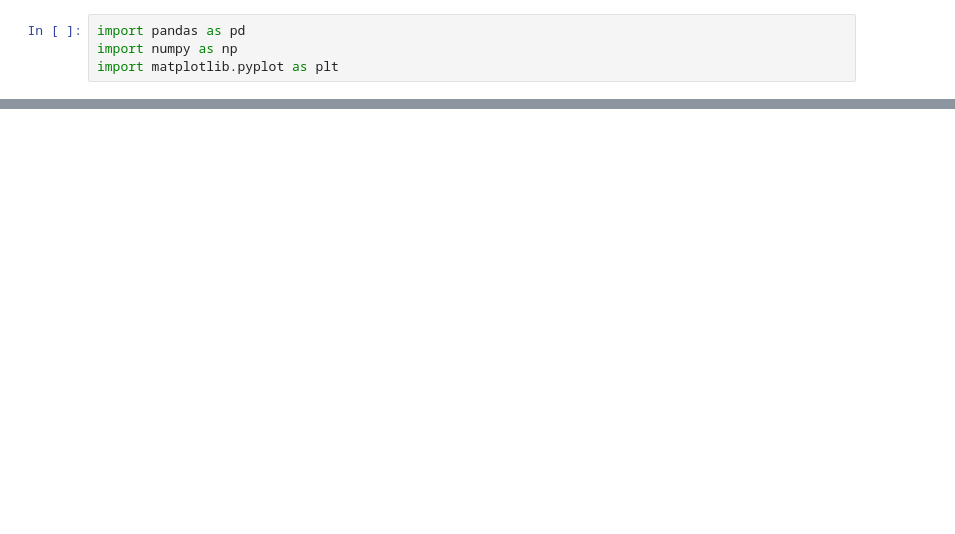
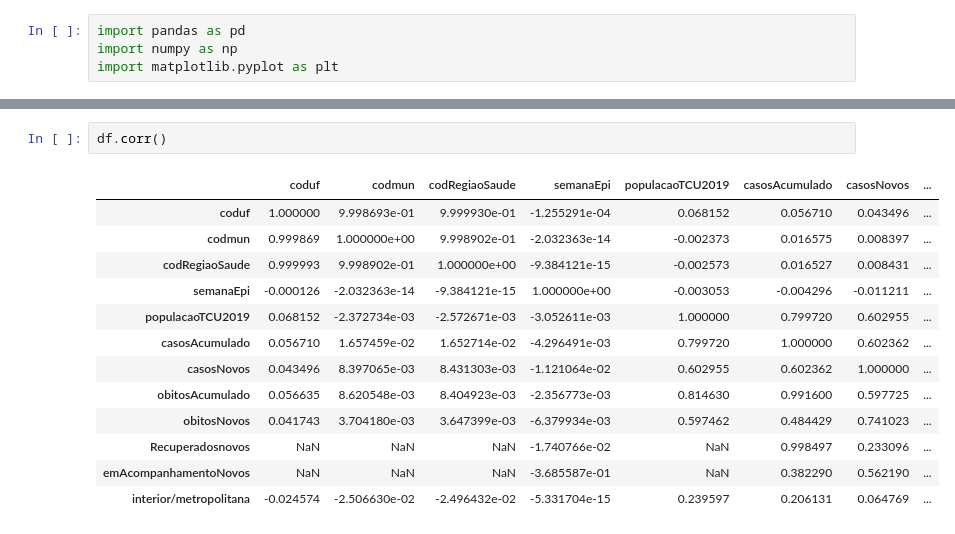
Before and after one commit to italonicacio/projeto-final-icd, a Jupyter notebook: src/data_analysis.ipynb, the cells around one changed output, grey strips where cells are left out. Saved outputs shown, nothing was run; the diff lists cells and outputs as text; blank space fills up the shorter version.

```diff
--- a/src/data_analysis.ipynb
+++ b/src/data_analysis.ipynb
@@ -11,0 +141,16 @@ FileNotFoundError: [Errno 2] No such file or directory: '..data/HIST_PAINEL_COVI
+# %%
+df.corr()
+# %% [output]
+|  | coduf | codmun | codRegiaoSaude | semanaEpi | populacaoTCU2019 | casosAcumulado | casosNovos | ... |
+| coduf | 1.000000 | 9.998693e-01 | 9.999930e-01 | -1.255291e-04 | 0.068152 | 0.056710 | 0.043496 | ... |
+| codmun | 0.999869 | 1.000000e+00 | 9.998902e-01 | -2.032363e-14 | -0.002373 | 0.016575 | 0.008397 | ... |
+| codRegiaoSaude | 0.999993 | 9.998902e-01 | 1.000000e+00 | -9.384121e-15 | -0.002573 | 0.016527 | 0.008431 | ... |
+| semanaEpi | -0.000126 | -2.032363e-14 | -9.384121e-15 | 1.000000e+00 | -0.003053 | -0.004296 | -0.011211 | ... |
+| populacaoTCU2019 | 0.068152 | -2.372734e-03 | -2.572671e-03 | -3.052611e-03 | 1.000000 | 0.799720 | 0.602955 | ... |
+| casosAcumulado | 0.056710 | 1.657459e-02 | 1.652714e-02 | -4.296491e-03 | 0.799720 | 1.000000 | 0.602362 | ... |
+| casosNovos | 0.043496 | 8.397065e-03 | 8.431303e-03 | -1.121064e-02 | 0.602955 | 0.602362 | 1.000000 | ... |
+| obitosAcumulado | 0.056635 | 8.620548e-03 | 8.404923e-03 | -2.356773e-03 | 0.814630 | 0.991600 | 0.597725 | ... |
+| obitosNovos | 0.041743 | 3.704180e-03 | 3.647399e-03 | -6.379934e-03 | 0.597462 | 0.484429 | 0.741023 | ... |
+| Recuperadosnovos | NaN | NaN | NaN | -1.740766e-02 | NaN | 0.998497 | 0.233096 | ... |
+| emAcompanhamentoNovos | NaN | NaN | NaN | -3.685587e-01 | NaN | 0.382290 | 0.562190 | ... |
+| interior/metropolitana | -0.024574 | -2.506630e-02 | -2.496432e-02 | -5.331704e-15 | 0.239597 | 0.206131 | 0.064769 | ... |
```
Also changed, not shown: parts of 14 cells of this notebook.
